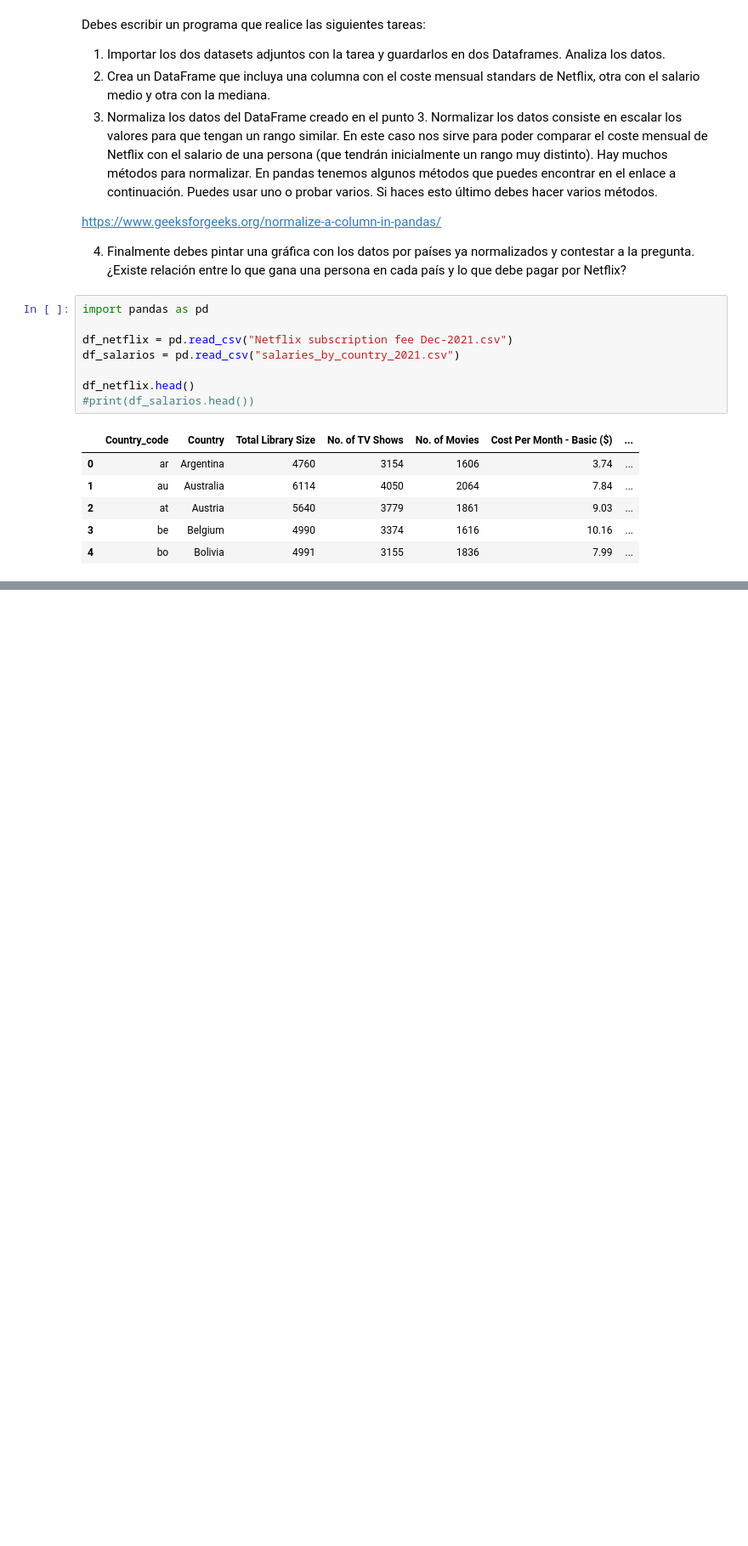
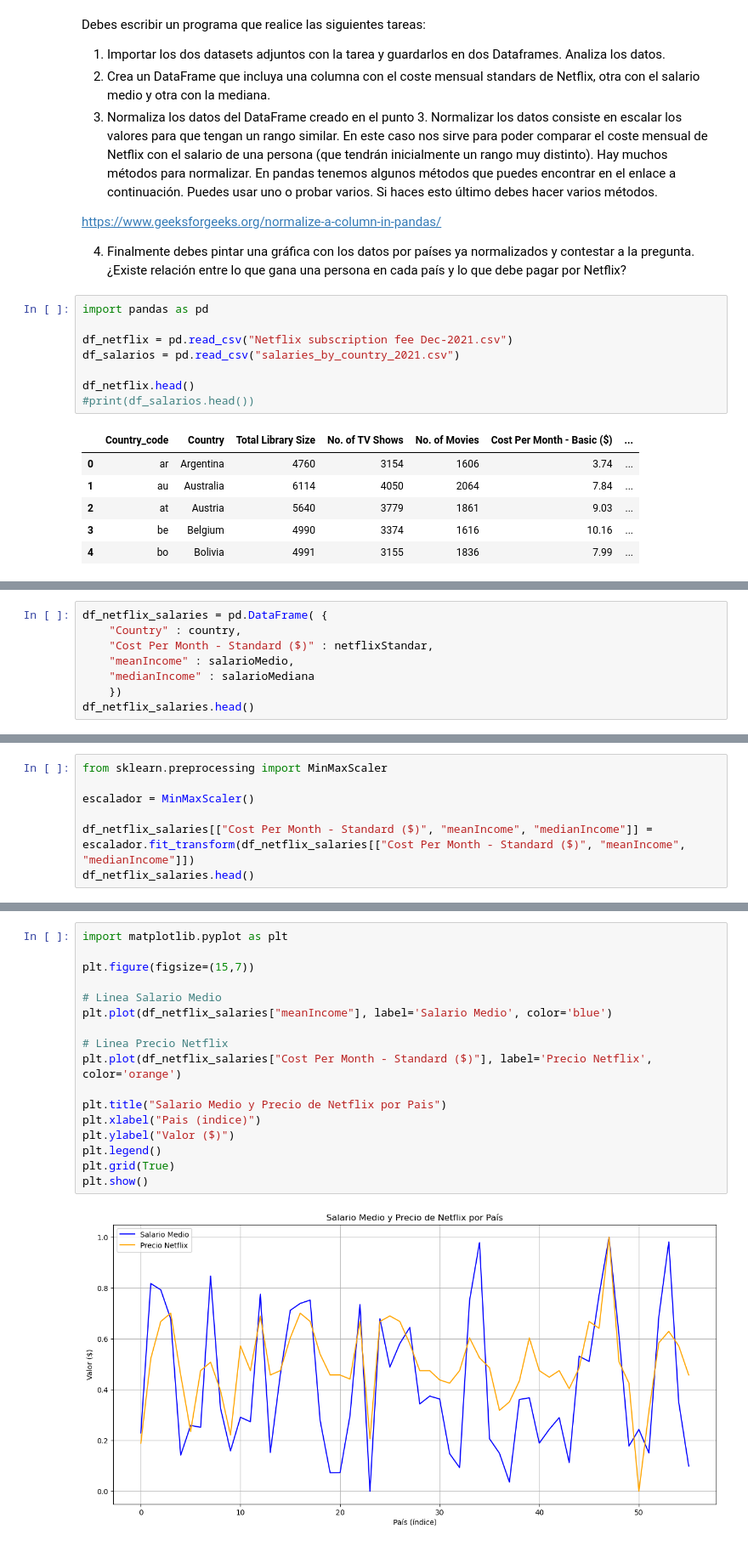
Before and after one commit to pablop11/CE_IABD, a Jupyter notebook: PIA/UNIDAD2/Actividades/Actividad2_8/Actividad2_8.ipynb, the cells around one changed output, grey strips where cells are left out. Shown at 85% size. Saved outputs shown, nothing was run; the diff lists cells and outputs as text; blank space fills up the shorter version.

```diff
--- a/PIA/UNIDAD2/Actividades/Actividad2_8/Actividad2_8.ipynb
+++ b/PIA/UNIDAD2/Actividades/Actividad2_8/Actividad2_8.ipynb
@@ -60,0 +67,8 @@ Venezuela
+# %%
+df_netflix_salaries = pd.DataFrame( {
+    "Country" : country,
+    "Cost Per Month - Standard ($)" : netflixStandar,
+    "meanIncome" : salarioMedio,
+    "medianIncome" : salarioMediana
+    })
+df_netflix_salaries.head()
@@ -60,0 +82,7 @@ Venezuela
+# %%
+from sklearn.preprocessing import MinMaxScaler
+
+escalador = MinMaxScaler()
+
+df_netflix_salaries[["Cost Per Month - Standard ($)", "meanIncome", "medianIncome"]] = escalador.fit_transform(df_netflix_salaries[["Cost Per Month - Standard ($)", "meanIncome", "medianIncome"]])
+df_netflix_salaries.head()
@@ -60,0 +96,19 @@ Venezuela
+# %%
+import matplotlib.pyplot as plt
+
+plt.figure(figsize=(15,7))
+
+# Linea Salario Medio
+plt.plot(df_netflix_salaries["meanIncome"], label='Salario Medio', color='blue')
+
+# Linea Precio Netflix
+plt.plot(df_netflix_salaries["Cost Per Month - Standard ($)"], label='Precio Netflix', color='orange')
+
+plt.title("Salario Medio y Precio de Netflix por Pais")
+plt.xlabel("Pais (indice)")
+plt.ylabel("Valor ($)")
+plt.legend()
+plt.grid(True)
+plt.show()
+# %% [output]
+[figure, added]
```
Also changed, not shown: parts of 5 cells of this notebook.
